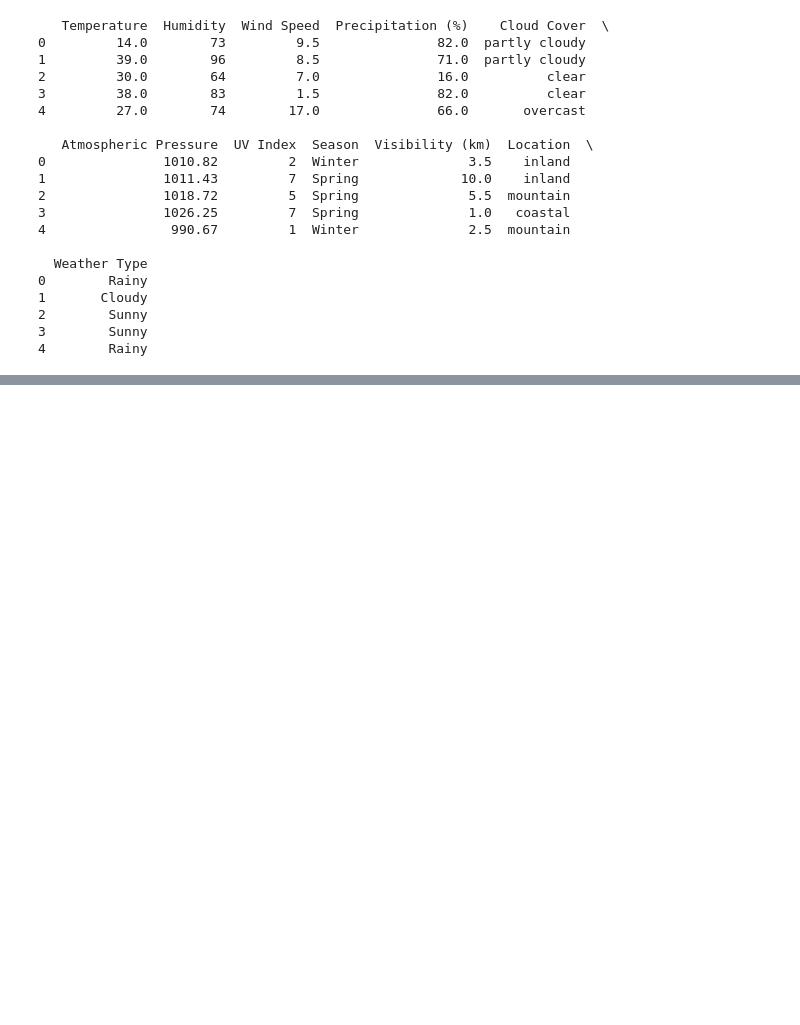
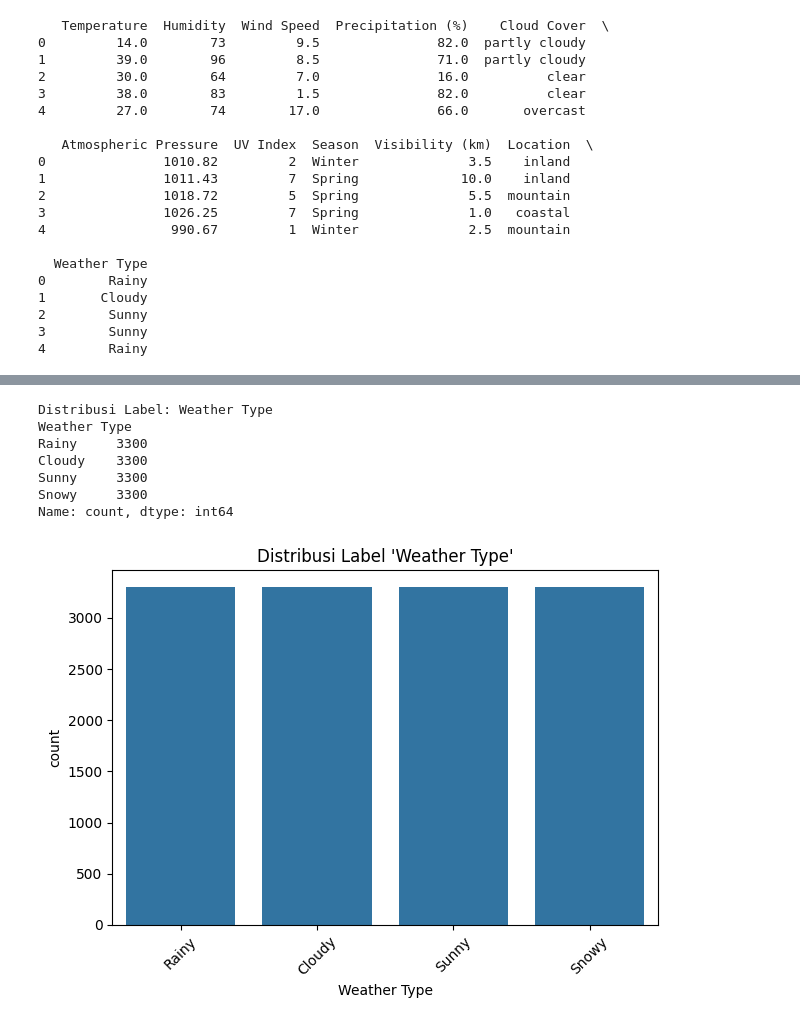
Before and after one commit to SofiaAzzahra09/Group3-Weather-Type, a Jupyter notebook: notebooks/preprocessing_notebook.ipynb, the cells around one changed output, grey strips where cells are left out. Cells and saved outputs as stored; diff of their text form; code cells hidden in the pictures; blank space fills up the shorter version.

```diff
--- a/notebooks/preprocessing_notebook.ipynb
+++ b/notebooks/preprocessing_notebook.ipynb
@@ -34,0 +179,11 @@ print(df.head())
+# %%
+plot_target_distribution(df, 'Weather Type')
+# %% [output]
+Distribusi Label: Weather Type
+Weather Type
+Rainy     3300
+Cloudy    3300
+Sunny     3300
+Snowy     3300
+Name: count, dtype: int64
+[figure, added]
```
Also changed, not shown: parts of 21 cells of this notebook, 4 other files.
